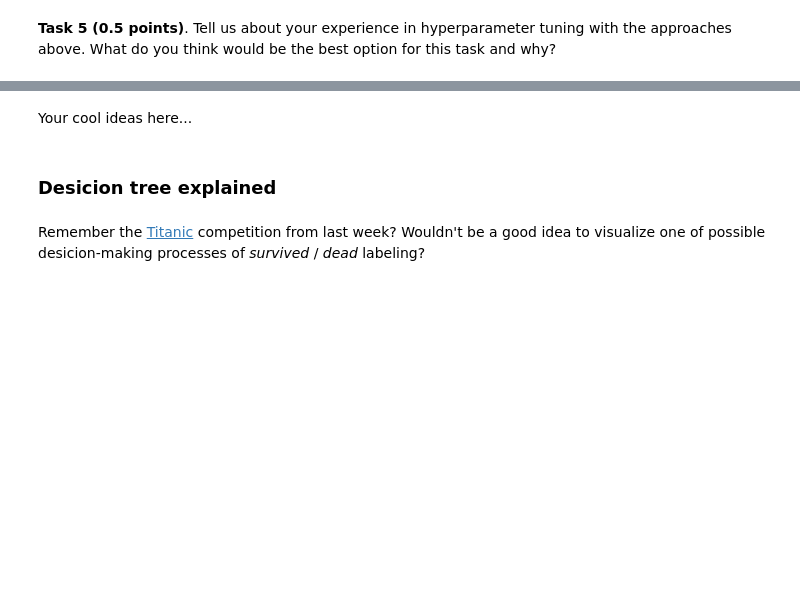
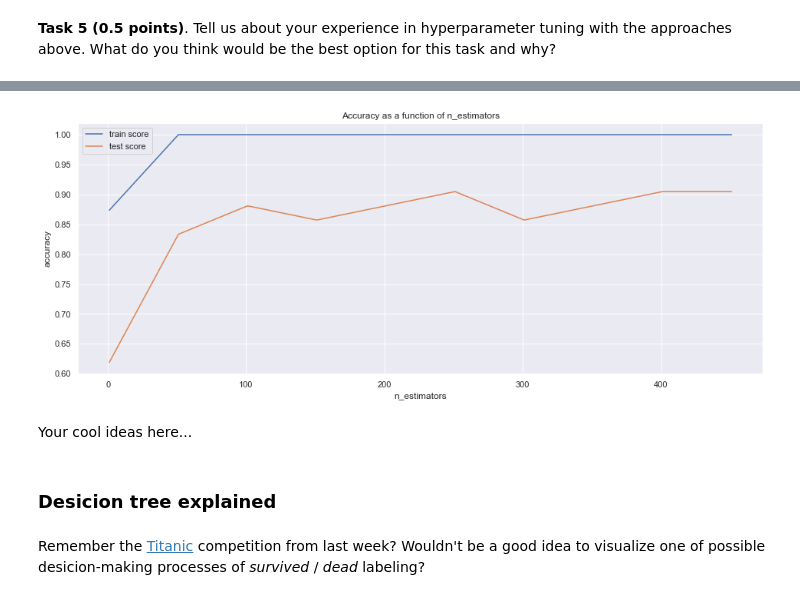
Before and after one commit to AlinaRskv/rs-school-ml-course-2, a Jupyter notebook: 7_trees_and_ensembles/rf_classifier.ipynb, the cells around one changed output, grey strips where cells are left out. Saved outputs shown, nothing was run; the diff lists cells and outputs as text; code cells hidden in the pictures; blank space fills up the shorter version.

```diff
--- a/7_trees_and_ensembles/rf_classifier.ipynb
+++ b/7_trees_and_ensembles/rf_classifier.ipynb
@@ -654,3 +817,7 @@ More information here [Gentle introduction to Grid and Random search](https://me
+# %%
+plot_metrics_on_n_estimators(criterion='entropy')
+# %% [output]
+[figure, added]
 # %% [markdown]
 Your cool ideas here...
 # %% [markdown]
```
Also changed, not shown: parts of 48 cells of this notebook.
